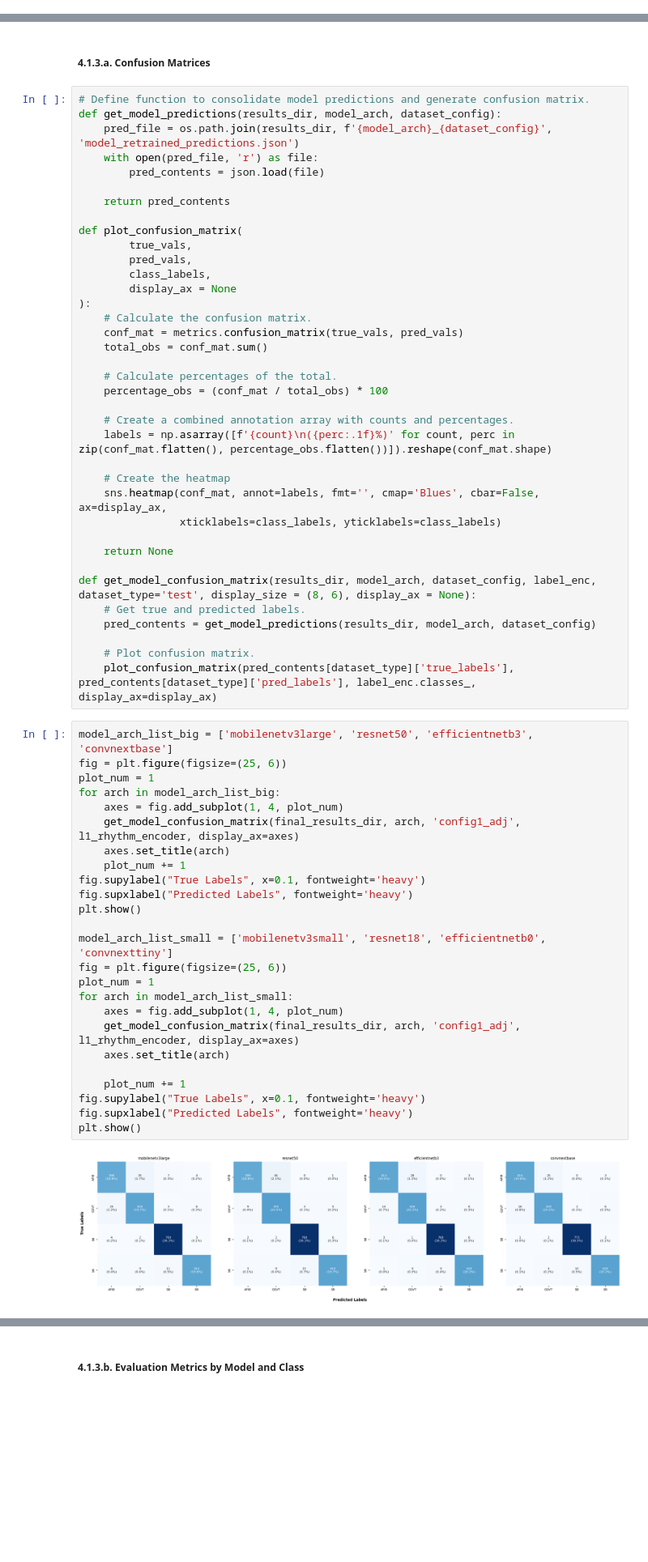
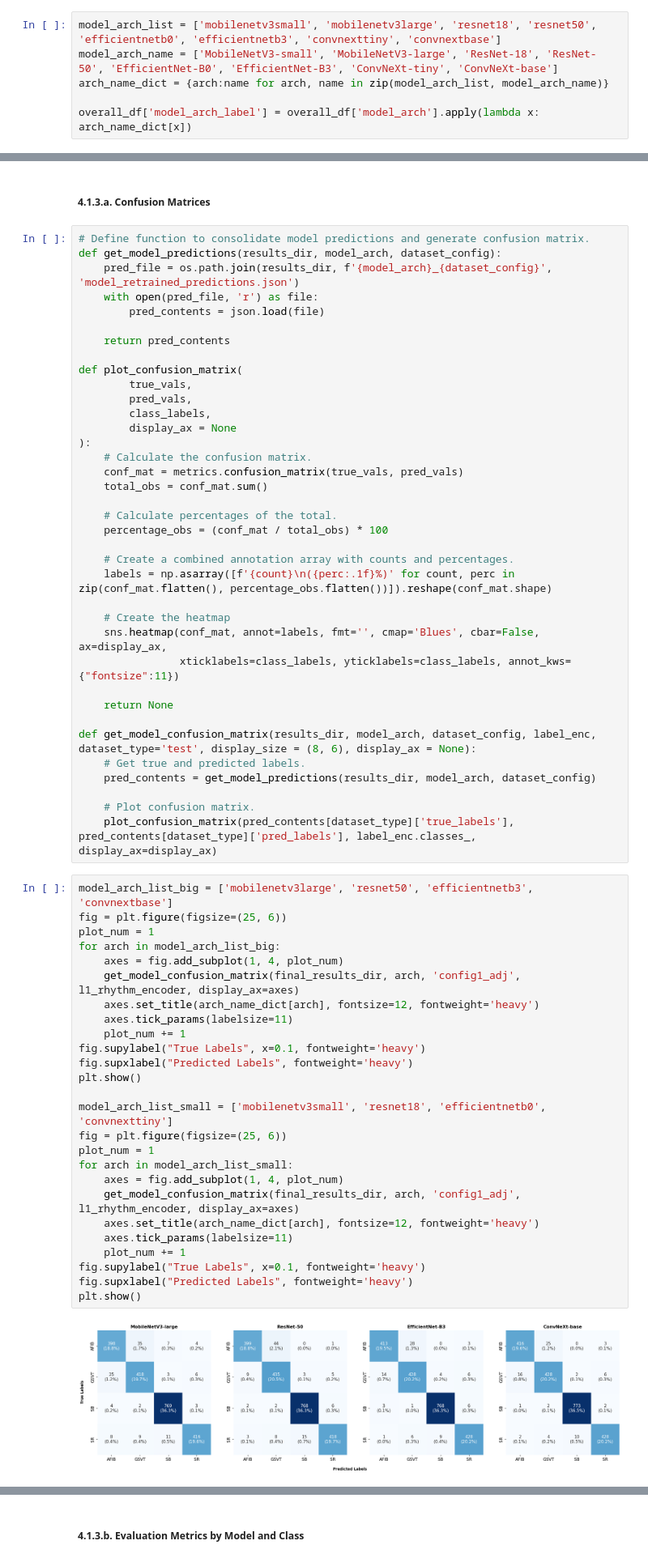
Before and after one commit to ashrafrauf/arrhythmia-vision-classifier, a Jupyter notebook: analysis/notebook/2_analysis_results.ipynb, the cells around one changed output, grey strips where cells are left out. Shown at 81% size. Drawn from its saved outputs; the diff is of its cells as text; blank space fills up the shorter version.

```diff
--- a/analysis/notebook/2_analysis_results.ipynb
+++ b/analysis/notebook/2_analysis_results.ipynb
@@ -165,6 +171,12 @@ optimised_df_overall = analysis_df.query(
 optimised_df_overall['model_type'] = 'Fully Optimised Model'
 
 overall_df = pd.concat([base_df_overall, tf_df_overall, optimised_df_overall], ignore_index=True)
+# %%
+model_arch_list = ['mobilenetv3small', 'mobilenetv3large', 'resnet18', 'resnet50', 'efficientnetb0', 'efficientnetb3', 'convnexttiny', 'convnextbase']
+model_arch_name = ['MobileNetV3-small', 'MobileNetV3-large', 'ResNet-18', 'ResNet-50', 'EfficientNet-B0', 'EfficientNet-B3', 'ConvNeXt-tiny', 'ConvNeXt-base']
+arch_name_dict = {arch:name for arch, name in zip(model_arch_list, model_arch_name)}
+
+overall_df['model_arch_label'] = overall_df['model_arch'].apply(lambda x: arch_name_dict[x])
 # %%
 final_f1_sort = overall_df[overall_df['model_type'] == 'Fully Optimised Model'].sort_values('f1_score', ascending=True).model_arch.tolist()
 
@@ -328,7 +365,7 @@ def plot_confusion_matrix(
 
     # Create the heatmap
     sns.heatmap(conf_mat, annot=labels, fmt='', cmap='Blues', cbar=False, ax=display_ax,
-                xticklabels=class_labels, yticklabels=class_labels)
+                xticklabels=class_labels, yticklabels=class_labels, annot_kws={"fontsize":11})
 
     return None
 
@@ -341,27 +378,28 @@ def get_model_confusion_matrix(results_dir, model_arch, dataset_config, label_en
 # %%
 model_arch_list_big = ['mobilenetv3large', 'resnet50', 'efficientnetb3', 'convnextbase']
 fig = plt.figure(figsize=(25, 6))
 plot_num = 1
 for arch in model_arch_list_big:
     axes = fig.add_subplot(1, 4, plot_num)
     get_model_confusion_matrix(final_results_dir, arch, 'config1_adj', l1_rhythm_encoder, display_ax=axes)
-    axes.set_title(arch)
+    axes.set_title(arch_name_dict[arch], fontsize=12, fontweight='heavy')
+    axes.tick_params(labelsize=11)
     plot_num += 1
 fig.supylabel("True Labels", x=0.1, fontweight='heavy')
 fig.supxlabel("Predicted Labels", fontweight='heavy')
 plt.show()
 
 model_arch_list_small = ['mobilenetv3small', 'resnet18', 'efficientnetb0', 'convnexttiny']
 fig = plt.figure(figsize=(25, 6))
 plot_num = 1
 for arch in model_arch_list_small:
     axes = fig.add_subplot(1, 4, plot_num)
     get_model_confusion_matrix(final_results_dir, arch, 'config1_adj', l1_rhythm_encoder, display_ax=axes)
-    axes.set_title(arch)
-
+    axes.set_title(arch_name_dict[arch], fontsize=12, fontweight='heavy')
+    axes.tick_params(labelsize=11)
     plot_num += 1
 fig.supylabel("True Labels", x=0.1, fontweight='heavy')
 fig.supxlabel("Predicted Labels", fontweight='heavy')
 plt.show()
 # %% [output]
-[figure, old version]
+[figure, new version]
```
Also changed, not shown: parts of 18 cells of this notebook.
